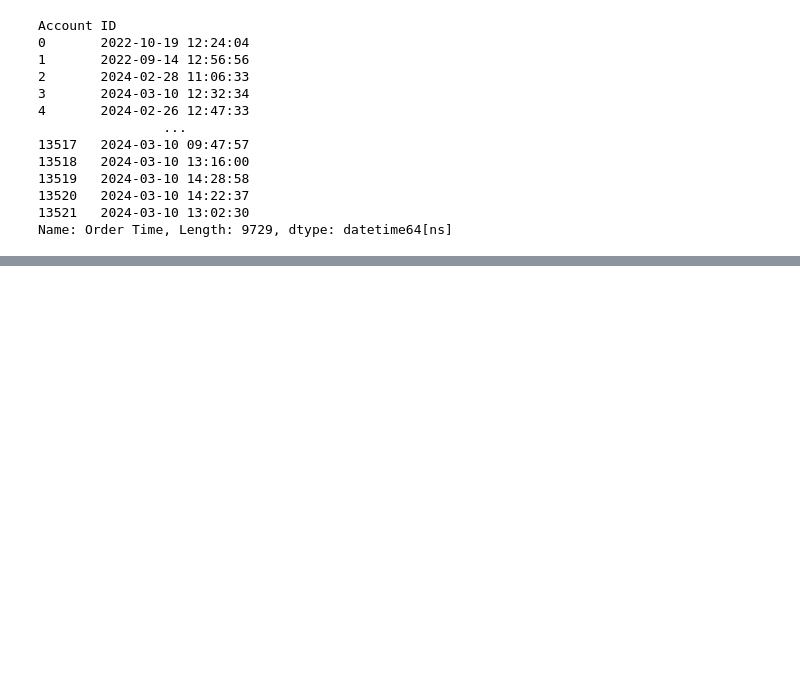
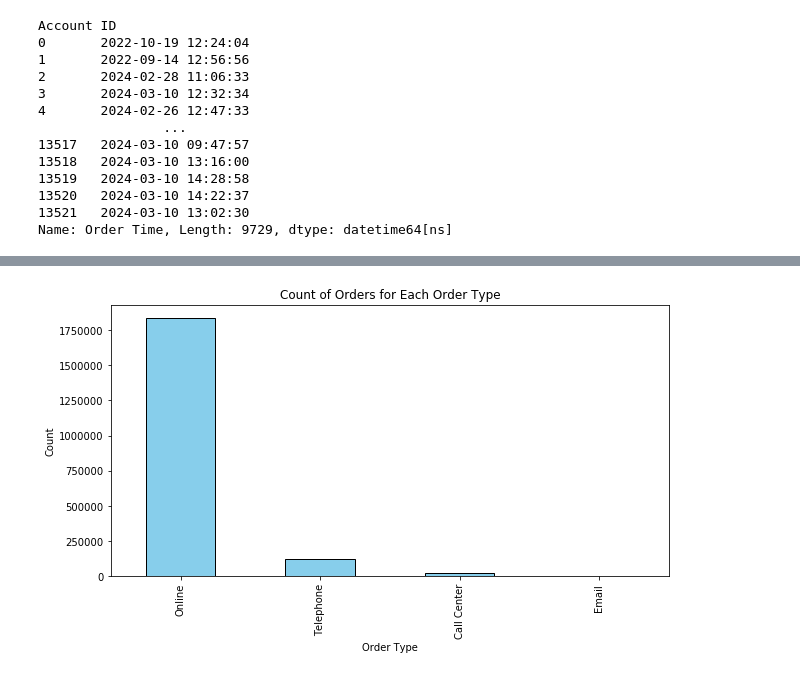
Before and after one commit to omar-sheta/datalytics, a Jupyter notebook: analysis.ipynb, the cells around one changed output, grey strips where cells are left out. Saved outputs shown, nothing was run; the diff lists cells and outputs as text; code cells hidden in the pictures; blank space fills up the shorter version.

```diff
--- a/analysis.ipynb
+++ b/analysis.ipynb
@@ -313,0 +432,16 @@ Name: Order Time, Length: 9729, dtype: datetime64[ns]
+# %%
+# count order via
+# Calculate the count of orders for each order type
+order_type_counts = order_data['Order Via'].value_counts()
+
+# Plot the count of orders for each order type
+plt.figure(figsize=(10, 5))  # Adjust the figure size as necessary
+order_type_counts.plot(kind='bar', color='skyblue', edgecolor='black')
+
+plt.title('Count of Orders for Each Order Type')
+plt.xlabel('Order Type')
+plt.ylabel('Count')
+
+plt.show()
+# %% [output]
+[figure, added]
```
Also changed, not shown: parts of 20 cells of this notebook.
